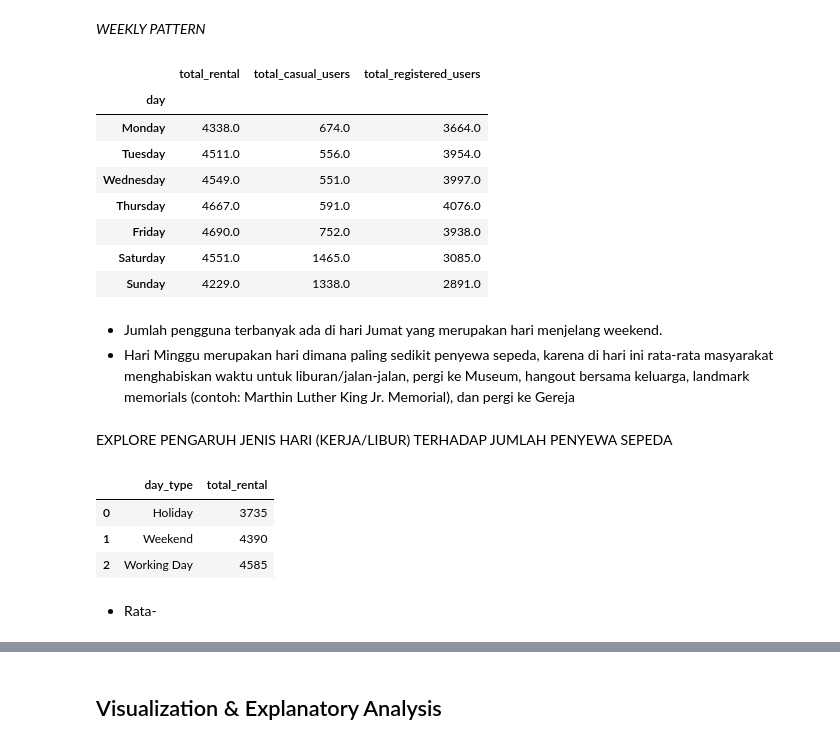
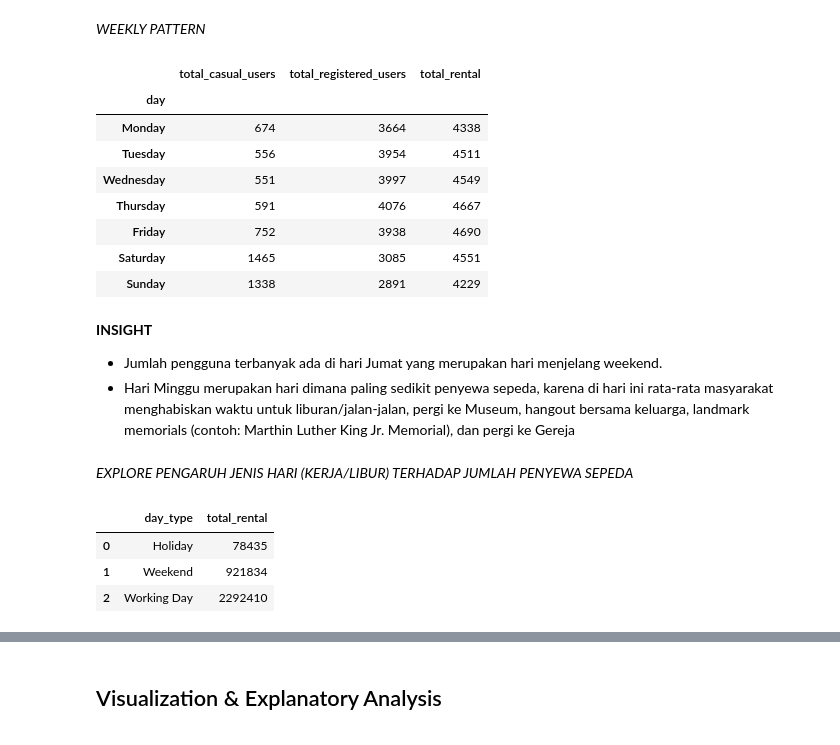
Before and after one commit to lookas15/dicoding-analisis_data-final_project, a Jupyter notebook: submission/notebook.ipynb, the cells around one changed output, grey strips where cells are left out. Saved outputs shown, nothing was run; the diff lists cells and outputs as text; code cells hidden in the pictures.

```diff
--- a/submission/notebook.ipynb
+++ b/submission/notebook.ipynb
@@ -469,7 +489,7 @@ hour_df.to_csv("dashboard\cleaned_hour.csv", index=False)
 # %% [markdown]
 Load dataset yang sudah bersih terlebih dahulu
 # %%
-day_clean_df = pd.read_csv("dashboard\cleaned_day.csv", delimiter= ",")
+day_clean_df = pd.read_csv("dashboard\cleaned_day.csv", delimiter= ",", parse_dates=['date'])
 day_clean_df.info()
 day_clean_df.head()
 # %% [output]
@@ -622,42 +654,41 @@ yearly_trends.head()
 # %% [markdown]
 *WEEKLY PATTERN*
 # %%
-#find weekly pattern
 weekday_order = ["Monday", "Tuesday", "Wednesday", "Thursday", "Friday", "Saturday", "Sunday"]
 weekly_pattern= day_clean_df.groupby(by="day").agg({
+    "total_casual_users": "mean",
+    "total_registered_users": "mean",
     "total_rental": "mean",
-    "total_casual_users": "mean",
-    "total_registered_users": "mean"
-}).round().reindex(weekday_order)
+}).round().astype(int).reindex(weekday_order)
 
-weekly_pattern.head(7)
+weekly_pattern.head(8)
 # %% [output]
-|  | total_rental | total_casual_users | total_registered_users |
+|  | total_casual_users | total_registered_users | total_rental |
 | day |  |  |  |
-| Monday | 4338.0 | 674.0 | 3664.0 |
-| Tuesday | 4511.0 | 556.0 | 3954.0 |
-| Wednesday | 4549.0 | 551.0 | 3997.0 |
-| Thursday | 4667.0 | 591.0 | 4076.0 |
-| Friday | 4690.0 | 752.0 | 3938.0 |
-| Saturday | 4551.0 | 1465.0 | 3085.0 |
-| Sunday | 4229.0 | 1338.0 | 2891.0 |
+| Monday | 674 | 3664 | 4338 |
+| Tuesday | 556 | 3954 | 4511 |
+| Wednesday | 551 | 3997 | 4549 |
+| Thursday | 591 | 4076 | 4667 |
+| Friday | 752 | 3938 | 4690 |
+| Saturday | 1465 | 3085 | 4551 |
+| Sunday | 1338 | 2891 | 4229 |
 # %% [markdown]
+**INSIGHT**
+
 - Jumlah pengguna terbanyak ada di hari Jumat yang merupakan hari menjelang weekend.
 - Hari Minggu merupakan hari dimana paling sedikit penyewa sepeda, karena di hari ini rata-rata masyarakat menghabiskan waktu untuk liburan/jalan-jalan, pergi ke Museum, hangout bersama keluarga, landmark memorials (contoh: Marthin Luther King Jr. Memorial), dan pergi ke Gereja
 # %% [markdown]
-EXPLORE PENGARUH JENIS HARI (KERJA/LIBUR) TERHADAP JUMLAH PENYEWA SEPEDA
+*EXPLORE PENGARUH JENIS HARI (KERJA/LIBUR) TERHADAP JUMLAH PENYEWA SEPEDA*
 # %%
 day_clean_df["day_type"] = day_clean_df.apply(
     lambda row: "Holiday" if row["isHoliday"] == 1 else "Working Day" if row["isWorkingDay"] == 1 else "Weekend", axis=1
 )
 
-byday_type = day_clean_df.groupby("day_type")["total_rental"].mean().round().astype(int).reset_index()
+byday_type = day_clean_df.groupby("day_type")["total_rental"].sum().round().astype(int).reset_index()
 
 byday_type.head()
 # %% [output]
 |  | day_type | total_rental |
-| 0 | Holiday | 3735 |
-| 1 | Weekend | 4390 |
-| 2 | Working Day | 4585 |
+| 0 | Holiday | 78435 |
+| 1 | Weekend | 921834 |
+| 2 | Working Day | 2292410 |
-# %% [markdown]
-- Rata-
```
Also changed, not shown: parts of 43 cells of this notebook, 2 other files.
